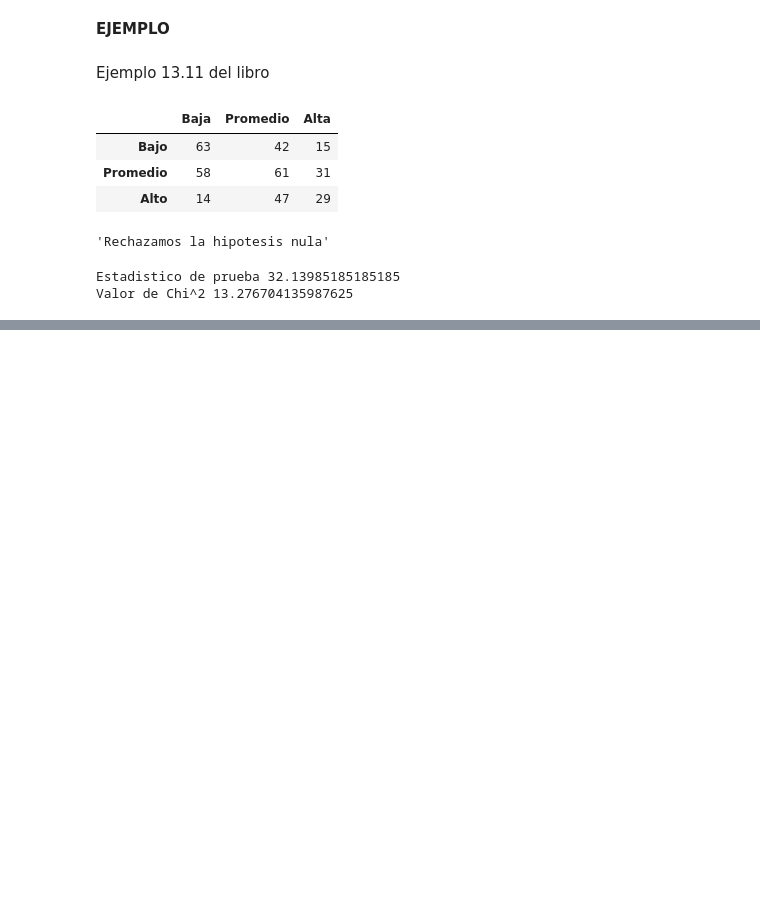
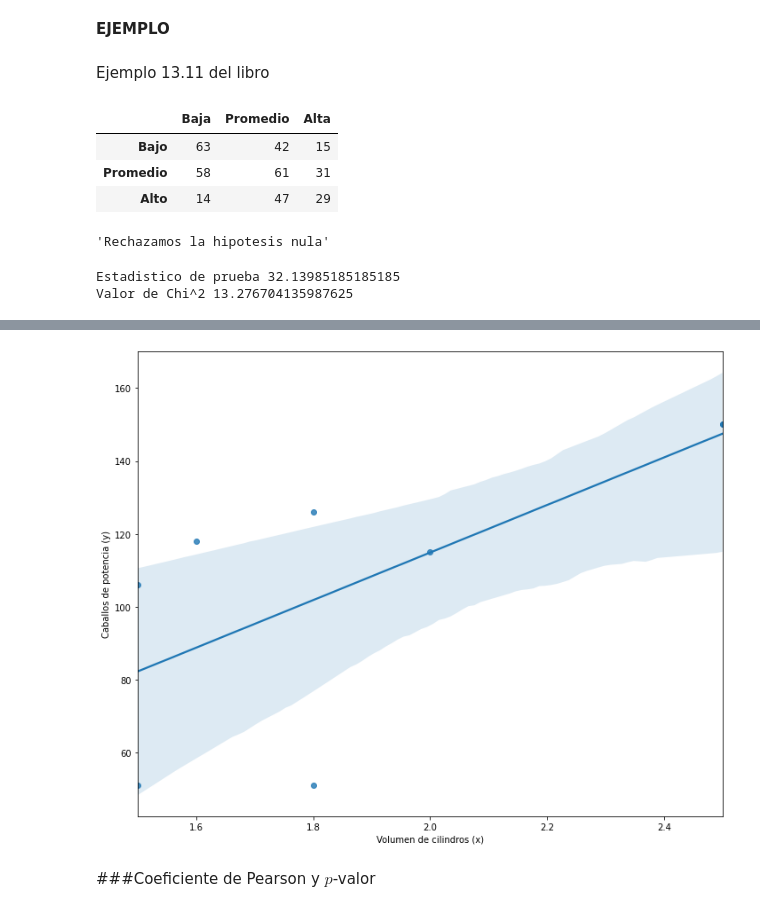
Before and after one commit to DechiWords/Mathematic_and_Statistics, a Jupyter notebook: Funciones_Estadisticas.ipynb, the cells around one changed output, grey strips where cells are left out. Cells and saved outputs as stored; diff of their text form; code cells hidden in the pictures; blank space fills up the shorter version.

```diff
--- a/Funciones_Estadisticas.ipynb
+++ b/Funciones_Estadisticas.ipynb
@@ -1412,0 +1995,8 @@ Valor de Chi^2 13.276704135987625
+# %%
+V_C = [1.8,1.5,2,2.5,1.8,2.5,1.6,1.5]
+C_P = [51,51,115,150,126,150,118,106]
+
+E_119 = {'Volumen de cilindros (x)':V_C,'Caballos de potencia (y)':C_P}
+E_119D = pd.DataFrame(E_119)
+
+E_119D
@@ -1412,0 +2013,11 @@ Valor de Chi^2 13.276704135987625
+# %%
+#IMPORTAMOS
+import seaborn as sns
+#GRAFICAMOS
+plt.figure(figsize=(10,8))
+sns.regplot( x = 'Volumen de cilindros (x)', y = 'Caballos de potencia (y)', data = E_119D) #SI QUEREMOS UN INTERVALO DE CONFIANZA MENOR O MAYOR HACER ci = Numero
+plt.tight_layout()
+# %% [output]
+[figure, added]
+# %% [markdown]
+###Coeficiente de Pearson y $p$-valor
```
Also changed, not shown: parts of 74 cells of this notebook.
